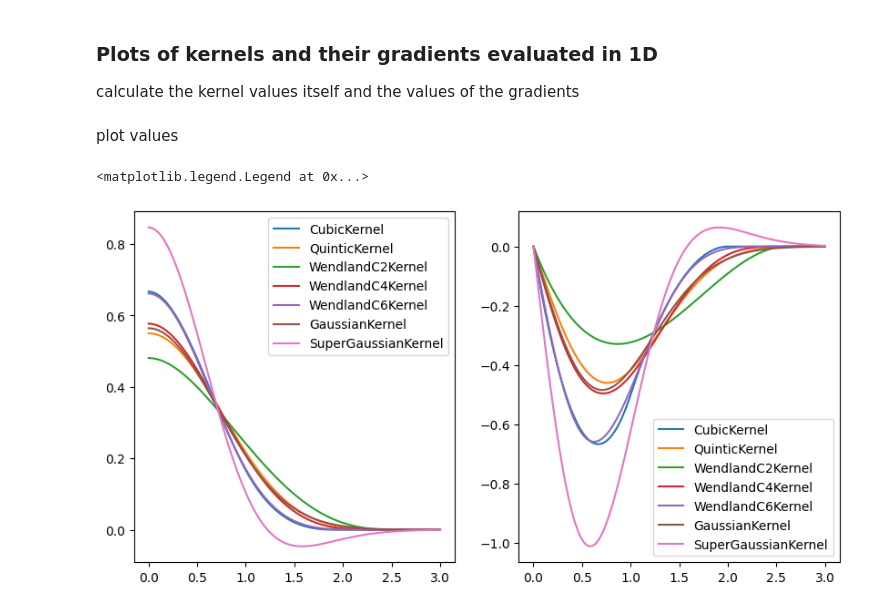
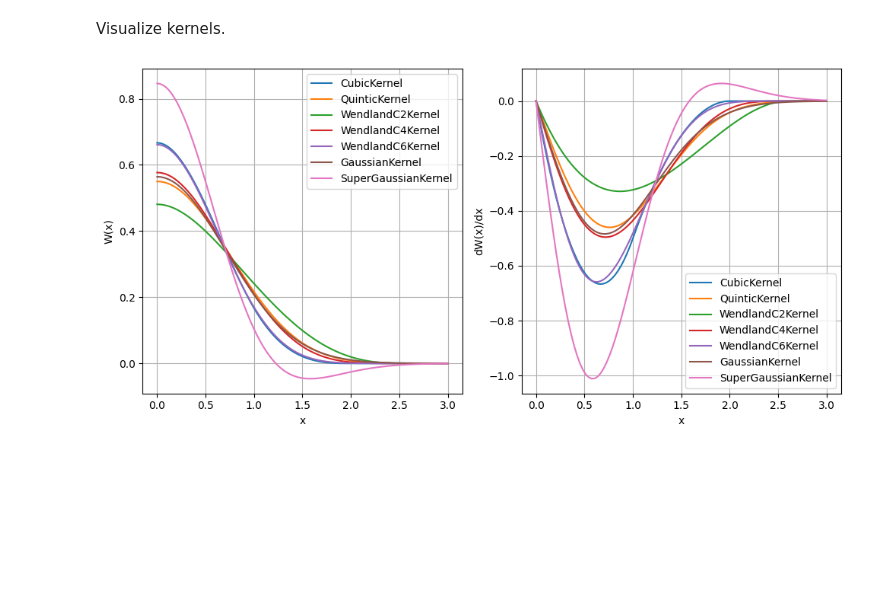
Before and after one commit to tumaer/jax-sph, a Jupyter notebook: notebooks/kernel_plots.ipynb, the cells around one changed output. Saved outputs shown, nothing was run; the diff lists cells and outputs as text; code cells hidden in the pictures; blank space fills up the shorter version.

```diff
--- a/notebooks/kernel_plots.ipynb
+++ b/notebooks/kernel_plots.ipynb
@@ -12,9 +16,6 @@ from jax_sph.kernel import (
     WendlandC4Kernel,
     WendlandC6Kernel,
 )
-# %% [markdown]
-### Plots of kernels and their gradients evaluated in 1D
-calculate the kernel values itself and the values of the gradients
 # %%
 t = jnp.linspace(0,3, 100)
 kernels = [
@@ -32,16 +33,22 @@ for k in kernels:
     kernel_fn = k[0](k[1], 1)
     w.append(vmap(kernel_fn.w)(t))
     w_grad.append(vmap(kernel_fn.grad_w)(t))
-# %% [markdown]
-plot values
+# %% [markdown]
+Visualize kernels.
 # %%
 fig, axs = plt.subplots(1, 2, figsize=(10, 5))
 for i in range(jnp.shape(w)[0]):
     axs[0].plot(t, w[i], label=str(kernels[i][0].__name__))
     axs[1].plot(t, w_grad[i], label=str(kernels[i][0].__name__))
 
-axs[0].legend()
-axs[1].legend()
+for ax in axs:
+    ax.set_xlabel("x")
+    ax.legend()
+    ax.grid()
+
+axs[0].set_ylabel("W(x)")
+axs[1].set_ylabel("dW(x)/dx")
+plt.tight_layout()
+plt.show()
 # %% [output]
-<matplotlib.legend.Legend at 0x...>
-[figure, old version]
+[figure, new version]
```
Also changed, not shown: parts of 2 cells of this notebook, 6 other files.
